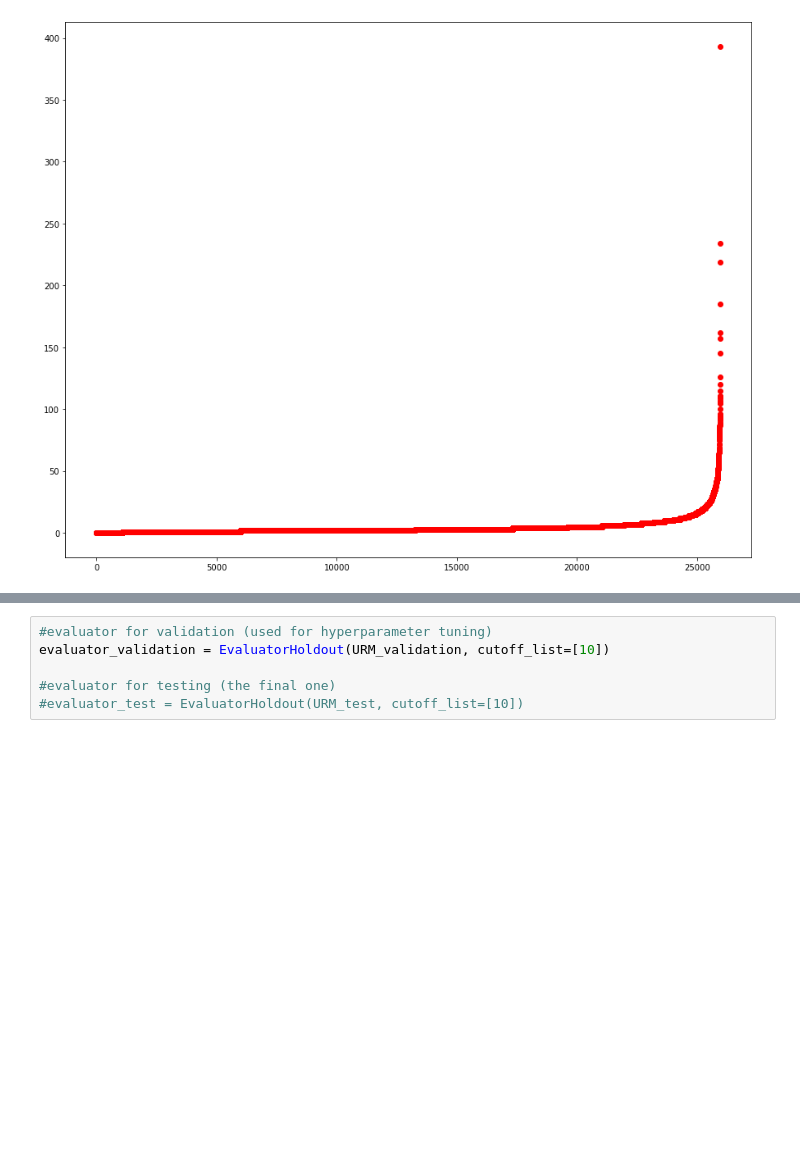
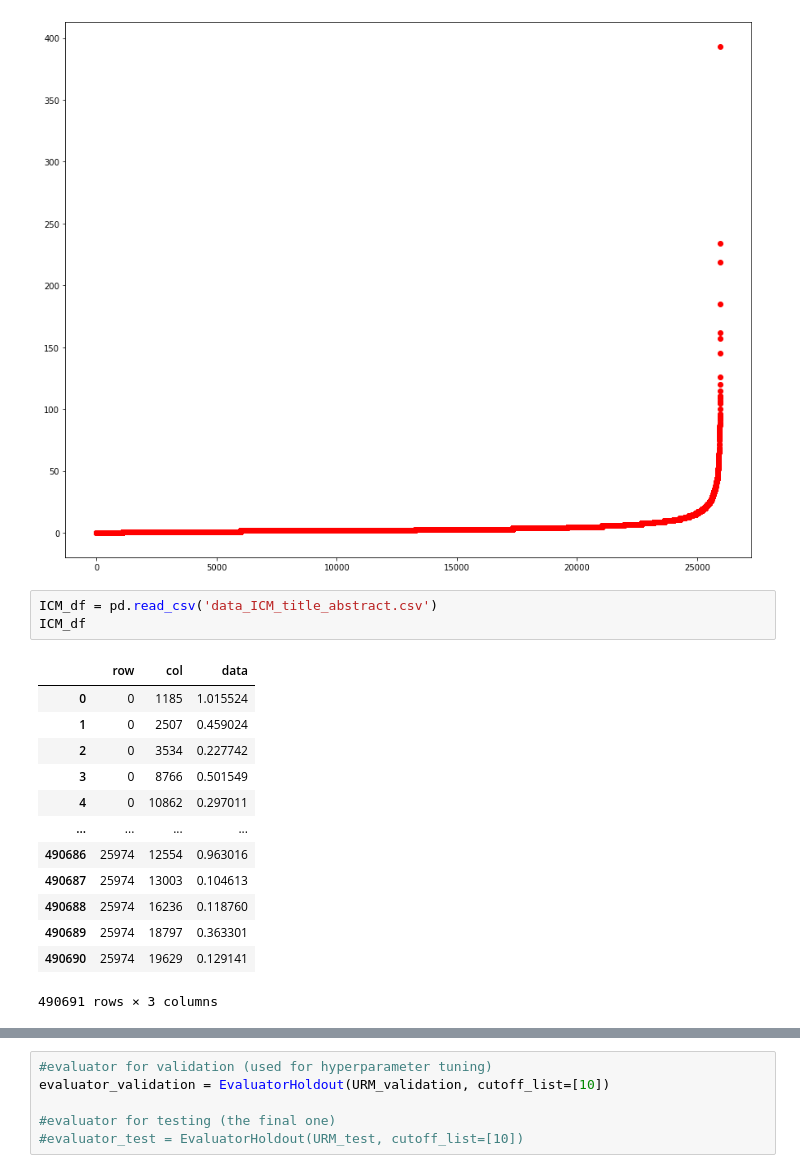
Before and after one commit to mattiasu96/Recommender-Systems-Challenge, a Jupyter notebook: New Challenge Data/P3Alpha + ItemKNNCF.ipynb, the cells around one changed output, grey strips where cells are left out. Cells and saved outputs as stored; diff of their text form; blank space fills up the shorter version.

```diff
--- a/New Challenge Data/P3Alpha + ItemKNNCF.ipynb
+++ b/New Challenge Data/P3Alpha + ItemKNNCF.ipynb
@@ -81,3 +81,20 @@ plt.plot(users_per_item, 'ro') #biased dataset, but not so much compared with th
 # %% [output]
 [<matplotlib.lines.Line2D at 0x...>]
 [figure]
+# %%
+ICM_df = pd.read_csv('data_ICM_title_abstract.csv')
+ICM_df
+# %% [output]
+|  | row | col | data |
+| 0 | 0 | 1185 | 1.015524 |
+| 1 | 0 | 2507 | 0.459024 |
+| 2 | 0 | 3534 | 0.227742 |
+| 3 | 0 | 8766 | 0.501549 |
+| 4 | 0 | 10862 | 0.297011 |
+| ... | ... | ... | ... |
+| 490686 | 25974 | 12554 | 0.963016 |
+| 490687 | 25974 | 13003 | 0.104613 |
+| 490688 | 25974 | 16236 | 0.118760 |
+| 490689 | 25974 | 18797 | 0.363301 |
+| 490690 | 25974 | 19629 | 0.129141 |
+490691 rows × 3 columns
```
Also changed, not shown: parts of 10 cells of this notebook, 17 other files.
